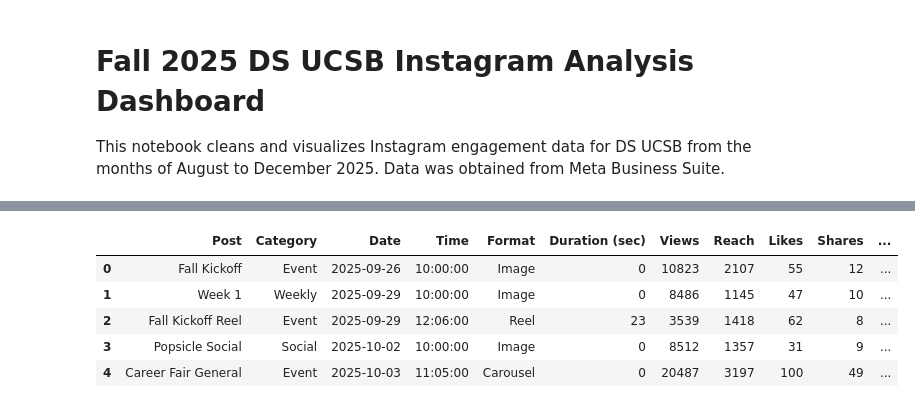
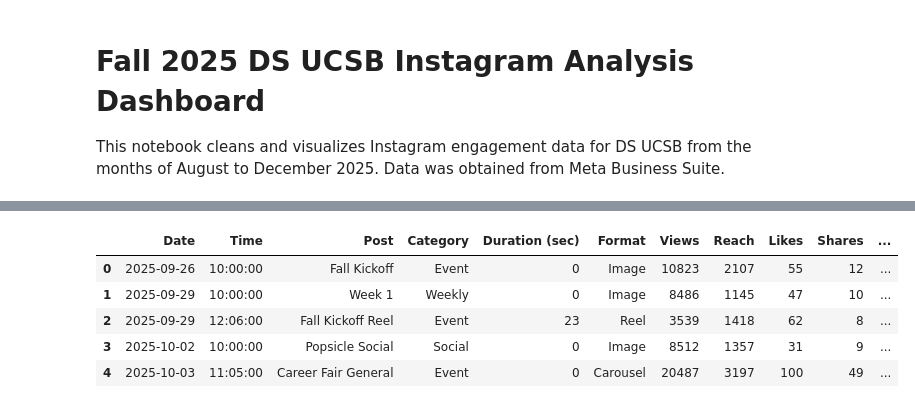
Before and after one commit to makalamf/f25-instagram-dashboard, a Jupyter notebook: dashboard.ipynb, the cells around one changed output, grey strips where cells are left out. Drawn from its saved outputs; the diff is of its cells as text; code cells hidden in the pictures.

```diff
--- a/dashboard.ipynb
+++ b/dashboard.ipynb
@@ -156,0 +67,4 @@ df.head()
+# %%
+# Change certain data types and modify category names
+df = modify_cats(df)
+df.head()
@@ -156,0 +78,4 @@ df.head()
+# %%
+# Sort by Published date and time
+df = sort_published(df)
+df.head()
@@ -156,0 +89,4 @@ df.head()
+# %%
+# Create two new columns: Date and Time
+df = sep_time(df)
+df.head()
@@ -156,0 +100,6 @@ df.head()
+# %%
+# Rearrange column order
+first = ["Date", "Time", "Post", "Category"]
+rest = df.loc[:, "Duration (sec)":"Saves"].columns
+df = df[list(first) + list(rest)]
+df.head()
@@ -157,11 +113,11 @@ df.head()
 # %%
 # Create Interaction variable
-df = df.assign(Interaction = df.iloc[:,7:12].sum(axis=1))
+df = df.assign(Interactions = df.iloc[:,7:12].sum(axis=1))
 df.head()
 # %% [output]
-|  | Post | Category | Date | Time | Format | Duration (sec) | Views | Reach | Likes | Shares | ... |
-| 0 | Fall Kickoff | Event | 2025-09-26 | 10:00:00 | Image | 0 | 10823 | 2107 | 55 | 12 | ... |
-| 1 | Week 1 | Weekly | 2025-09-29 | 10:00:00 | Image | 0 | 8486 | 1145 | 47 | 10 | ... |
-| 2 | Fall Kickoff Reel | Event | 2025-09-29 | 12:06:00 | Reel | 23 | 3539 | 1418 | 62 | 8 | ... |
-| 3 | Popsicle Social | Social | 2025-10-02 | 10:00:00 | Image | 0 | 8512 | 1357 | 31 | 9 | ... |
-| 4 | Career Fair General | Event | 2025-10-03 | 11:05:00 | Carousel | 0 | 20487 | 3197 | 100 | 49 | ... |
+|  | Date | Time | Post | Category | Duration (sec) | Format | Views | Reach | Likes | Shares | ... |
+| 0 | 2025-09-26 | 10:00:00 | Fall Kickoff | Event | 0 | Image | 10823 | 2107 | 55 | 12 | ... |
+| 1 | 2025-09-29 | 10:00:00 | Week 1 | Weekly | 0 | Image | 8486 | 1145 | 47 | 10 | ... |
+| 2 | 2025-09-29 | 12:06:00 | Fall Kickoff Reel | Event | 23 | Reel | 3539 | 1418 | 62 | 8 | ... |
+| 3 | 2025-10-02 | 10:00:00 | Popsicle Social | Social | 0 | Image | 8512 | 1357 | 31 | 9 | ... |
+| 4 | 2025-10-03 | 11:05:00 | Career Fair General | Event | 0 | Carousel | 20487 | 3197 | 100 | 49 | ... |
```
Also changed, not shown: parts of 15 cells of this notebook, 2 other files.
